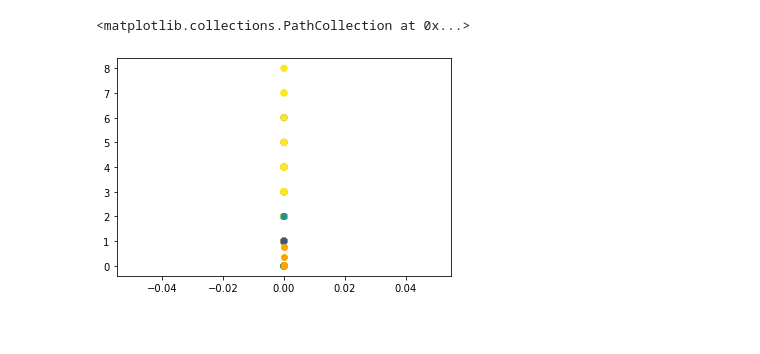
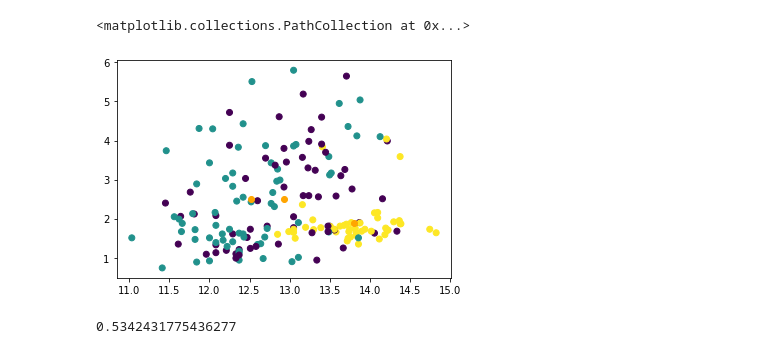
Before and after one commit to DenisAlicic/Hybrid-Deep-Clustering-Algorithm, a Jupyter notebook: PSO_Clustering.ipynb, the cells around one changed output. Cells and saved outputs as stored; diff of their text form; code cells hidden in the pictures; blank space fills up the shorter version.

Commit message:
Implemented on wine

```diff
--- a/PSO_Clustering.ipynb
+++ b/PSO_Clustering.ipynb
@@ -6,6 +14,10 @@ import random
 # %%
-data, labels = load_digits(return_X_y=True)
-(n_samples, n_features), n_digits = data.shape, np.unique(labels).size
+#data, labels = load_digits(return_X_y=True)
+data, labels = load_wine(return_X_y=True)
+(n_samples, n_features), n_clusters = data.shape, np.unique(labels).size
 
-#data = np.array([[random.gauss(50, 5), random.gauss(50, 10)] for _ in range(200)])
-#n_digits = 5
+#centers = [[10, 10, 10], [-10, -10, 0], [10, -10, 10]]
+#n_clusters = len(centers)
+#X, labels_true = make_blobs(n_samples=300, centers=centers, cluster_std=2)
+
+#n_digits = n_clusters
@@ -146,9 +188,13 @@ plt.scatter(centroids_np[:, 0], centroids_np[:, 1], color='orange')
+# %%
+kmean = KMeans(n_clusters, init='random').fit(data)
 # %%
-from sklearn.cluster import KMeans
-
-kmean = KMeans(5, init='random').fit(data)
 plt.scatter(data[:, 0], data[:, 1], c=kmean.labels_)
 plt.scatter(kmean.cluster_centers_[:, 0], kmean.cluster_centers_[:, 1], color='orange')
+#plt.save("kmeans_db_2d_outlier.svg")
 # %% [output]
 <matplotlib.collections.PathCollection at 0x...>
-[figure, old version]
+[figure, new version]
+# %%
+print(globalBestParticle.objective(data.tolist(), kmean.labels_))
+# %% [output]
+0.5342431775436277
```
Also changed, not shown: parts of 9 cells of this notebook, 2 other files.
